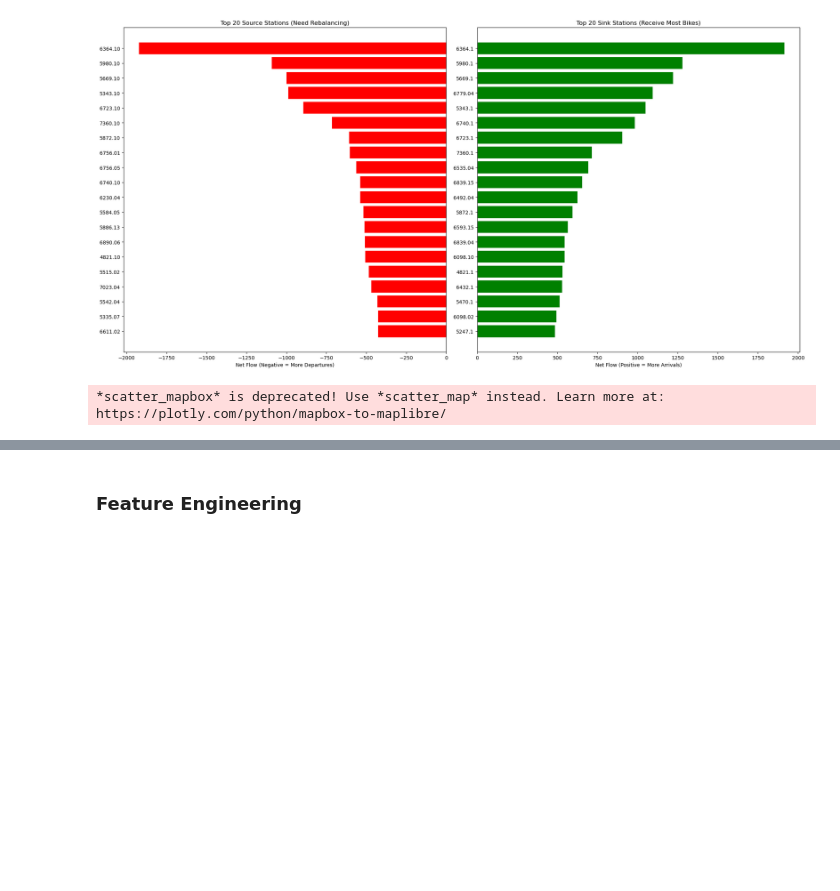
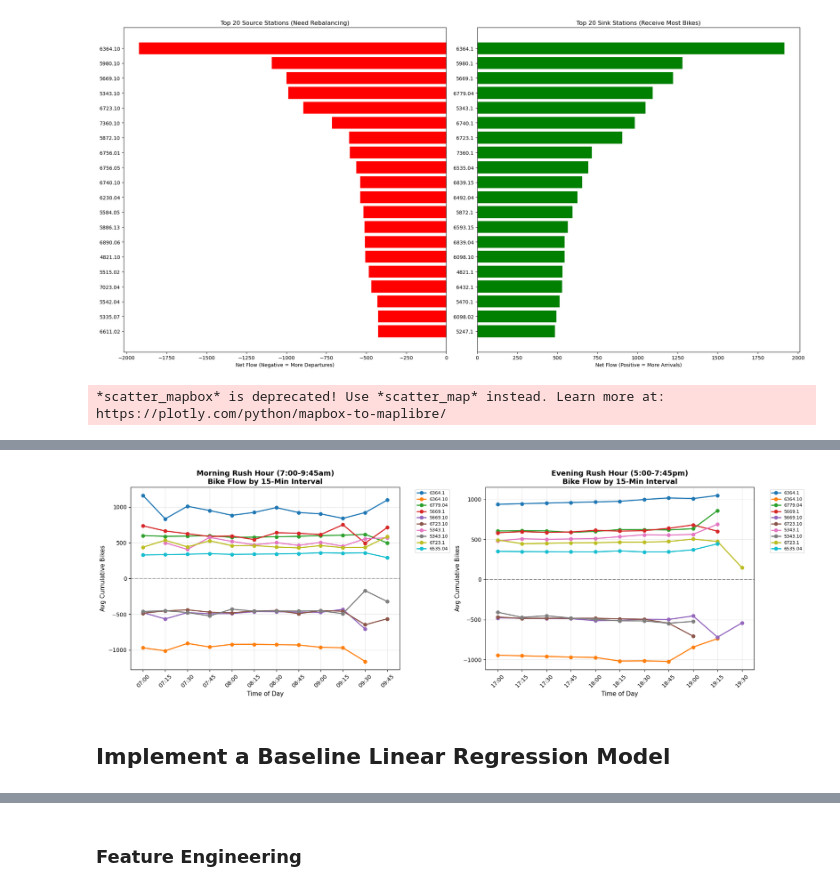
Before and after one commit to michaeltwersky/applied-ml-project, a Jupyter notebook: citibike_demand.ipynb, the cells around one changed output, grey strips where cells are left out. Drawn from its saved outputs; the diff is of its cells as text; code cells hidden in the pictures; blank space fills up the shorter version.

```diff
--- a/citibike_demand.ipynb
+++ b/citibike_demand.ipynb
@@ -833,0 +942,61 @@ bike_changes['rebalancing_demand'] = -bike_changes['cumulative_bikes']  # Negati
+# %%
+# Separate morning and evening rush data
+morning_rush = bike_changes[bike_changes['is_morning_rush'] == 1].copy()
+evening_rush = bike_changes[bike_changes['is_evening_rush'] == 1].copy()
+
+# Get top 10 stations
+top_10_stations = bike_changes.groupby('station_id')['cumulative_bikes'].apply(
+    lambda x: abs(x).sum()
+).nlargest(10).index
+
+# Create time_only column
+morning_rush['time_only'] = pd.to_datetime(morning_rush['time_interval']).dt.strftime('%H:%M')
+evening_rush['time_only'] = pd.to_datetime(evening_rush['time_interval']).dt.strftime('%H:%M')
+
+# Filter for top 10
+morning_top10 = morning_rush[morning_rush['station_id'].isin(top_10_stations)]
+evening_top10 = evening_rush[evening_rush['station_id'].isin(top_10_stations)]
+
+# Average per station per time slot
+morning_avg = morning_top10.groupby(['station_id', 'time_only'])['cumulative_bikes'].mean().reset_index()
+evening_avg = evening_top10.groupby(['station_id', 'time_only'])['cumulative_bikes'].mean().reset_index()
+
+# Create side-by-side plots
+fig, (ax1, ax2) = plt.subplots(1, 2, figsize=(18, 6))
+
+# Morning plot
+for station in top_10_stations:
+    station_data = morning_avg[morning_avg['station_id'] == station].sort_values('time_only')
+    ax1.plot(station_data['time_only'], station_data['cumulative_bikes'],
+             marker='o', label=station, linewidth=2)
+
+ax1.axhline(y=0, linestyle='--', color='gray', alpha=0.7, linewidth=1.5)
+ax1.set_xlabel('Time of Day', fontsize=11)
+ax1.set_ylabel('Avg Cumulative Bikes', fontsize=11)
+ax1.set_title('Morning Rush Hour (7:00-9:45am)\nBike Flow by 15-Min Interval',
+              fontsize=13, fontweight='bold')
+ax1.tick_params(axis='x', rotation=45)
+ax1.legend(bbox_to_anchor=(1.05, 1), loc='upper left', fontsize=8)
+ax1.grid(True, alpha=0.3)
+
+# Evening plot
+for station in top_10_stations:
+    station_data = evening_avg[evening_avg['station_id'] == station].sort_values('time_only')
+    ax2.plot(station_data['time_only'], station_data['cumulative_bikes'],
+             marker='o', label=station, linewidth=2)
+
+ax2.axhline(y=0, linestyle='--', color='gray', alpha=0.7, linewidth=1.5)
+ax2.set_xlabel('Time of Day', fontsize=11)
+ax2.set_ylabel('Avg Cumulative Bikes', fontsize=11)
+ax2.set_title('Evening Rush Hour (5:00-7:45pm)\nBike Flow by 15-Min Interval',
+              fontsize=13, fontweight='bold')
+ax2.tick_params(axis='x', rotation=45)
+ax2.legend(bbox_to_anchor=(1.05, 1), loc='upper left', fontsize=8)
+ax2.grid(True, alpha=0.3)
+
+plt.tight_layout()
+plt.show()
+# %% [output]
+[figure, added]
+# %% [markdown]
+## Implement a Baseline Linear Regression Model
```
Also changed, not shown: parts of 40 cells of this notebook.
